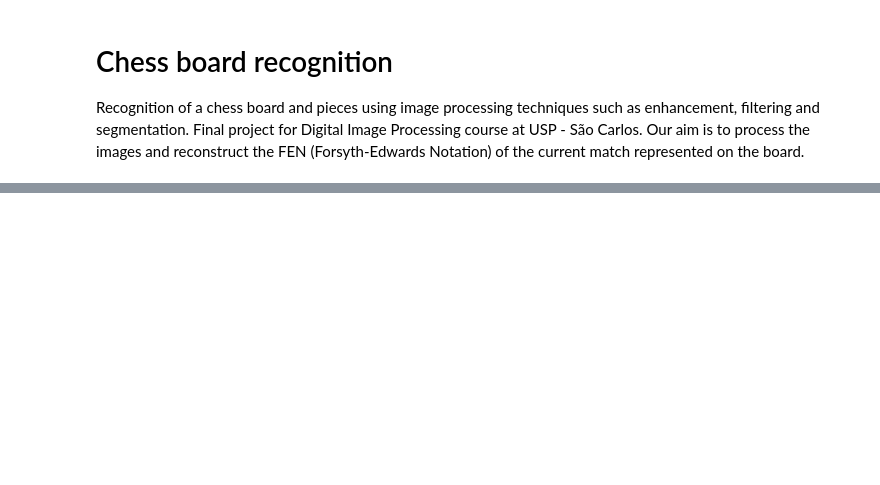
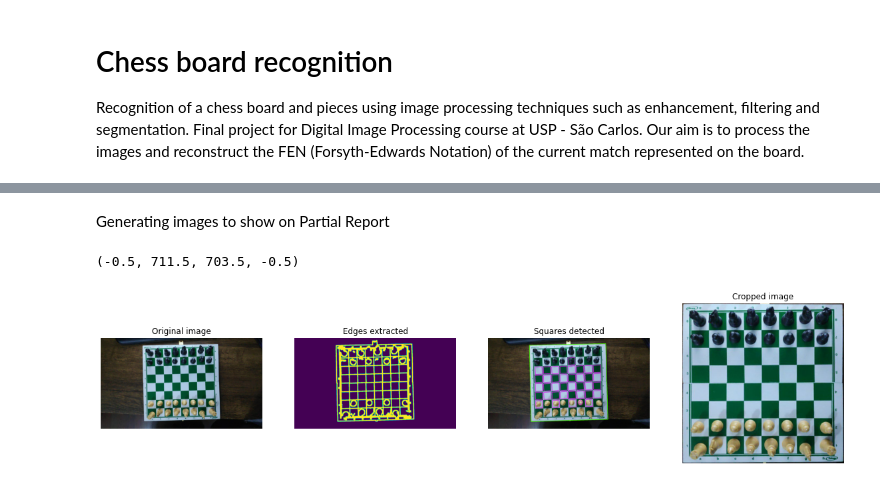
Before and after one commit to andrefakhoury/chess-board-recognition, a Jupyter notebook: notebook.ipynb, the cells around one changed output, grey strips where cells are left out. Saved outputs shown, nothing was run; the diff lists cells and outputs as text; code cells hidden in the pictures; blank space fills up the shorter version.

```diff
--- a/notebook.ipynb
+++ b/notebook.ipynb
@@ -195,3 +172,30 @@ go('my-data/image-20210616-221929.png')
+# %% [markdown]
+Generating images to show on Partial Report
+# %%
+plt.figure(figsize=(20, 6))
+
+plt.subplot(141)
+plt.imshow(img)
+plt.title('Original image')
+plt.axis('off')
+
+plt.subplot(142)
+plt.imshow(edge_img)
+plt.title('Edges extracted')
+plt.axis('off')
+
+plt.subplot(143)
+plt.imshow(image)
+plt.title('Squares detected')
+plt.axis('off')
+
+plt.subplot(144)
+plt.imshow(cropped)
+plt.title('Cropped image')
+plt.axis('off')
+# %% [output]
+(-0.5, 711.5, 703.5, -0.5)
+[figure, added]
 # %% [markdown]
 <a style='text-decoration:none;line-height:16px;display:flex;color:#5B5B62;padding:10px;justify-content:end;' href='https://deepnote.com?utm_source=created-in-deepnote-cell&projectId=a990a5a8-7c3e-4bd5-890f-4e9b644eb2a9' target="_blank">
 <img alt='Created in deepnote.com' style='display:inline;max-height:16px;margin:0px;margin-right:7.5px;' src='embedded-picture-1' > </img>
```
Also changed, not shown: parts of 7 cells of this notebook.
